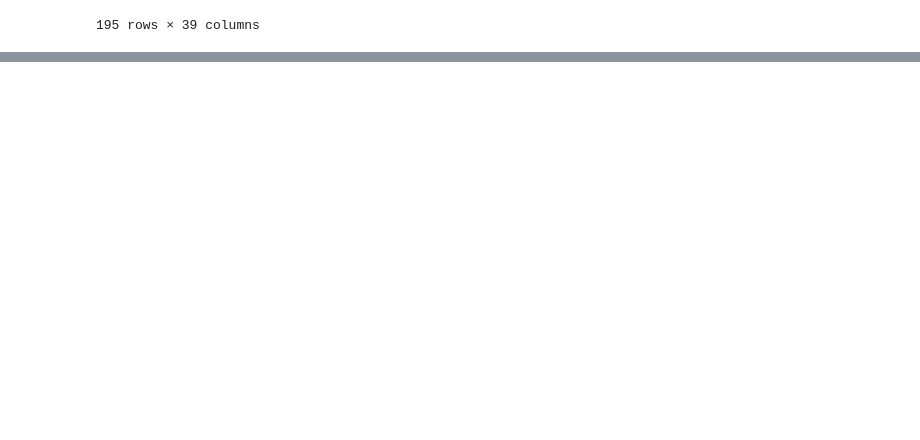
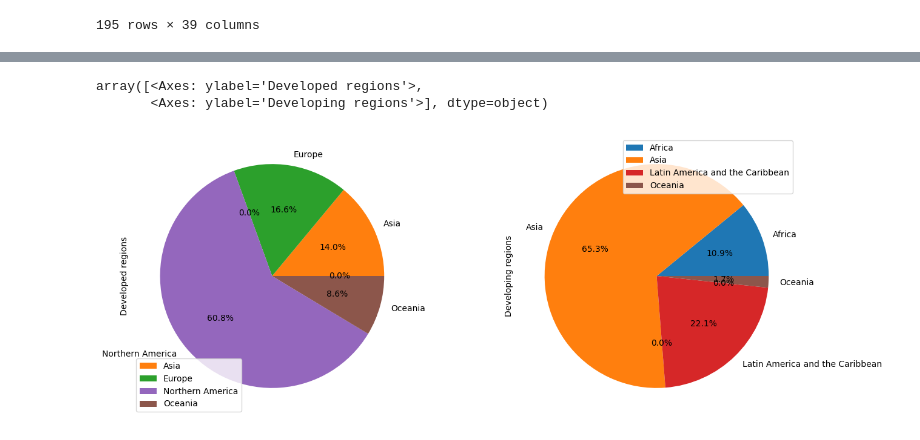
Before and after one commit to muskan-student/pythondata-analytics, a Jupyter notebook: pandas.ipynb, the cells around one changed output, grey strips where cells are left out. Saved outputs shown, nothing was run; the diff lists cells and outputs as text; code cells hidden in the pictures; blank space fills up the shorter version.

```diff
--- a/pandas.ipynb
+++ b/pandas.ipynb
@@ -492,0 +606,13 @@ pf
+# %%
+#3 item fo pivot - index ,column ,values
+# index and column should be categorical type
+# values must be numerical type
+pf2 = pf.pivot_table(index ='continent',
+                     columns = 'status',
+                     values = 'Total')
+# %%
+pf2.plot(kind= 'pie',subplots =True,figsize= (15,6),autopct= '%1.1f%%')
+# %% [output]
+array([<Axes: ylabel='Developed regions'>,
+       <Axes: ylabel='Developing regions'>], dtype=object)
+[figure, added]
```
Also changed, not shown: parts of 19 cells of this notebook, 3 other files.
